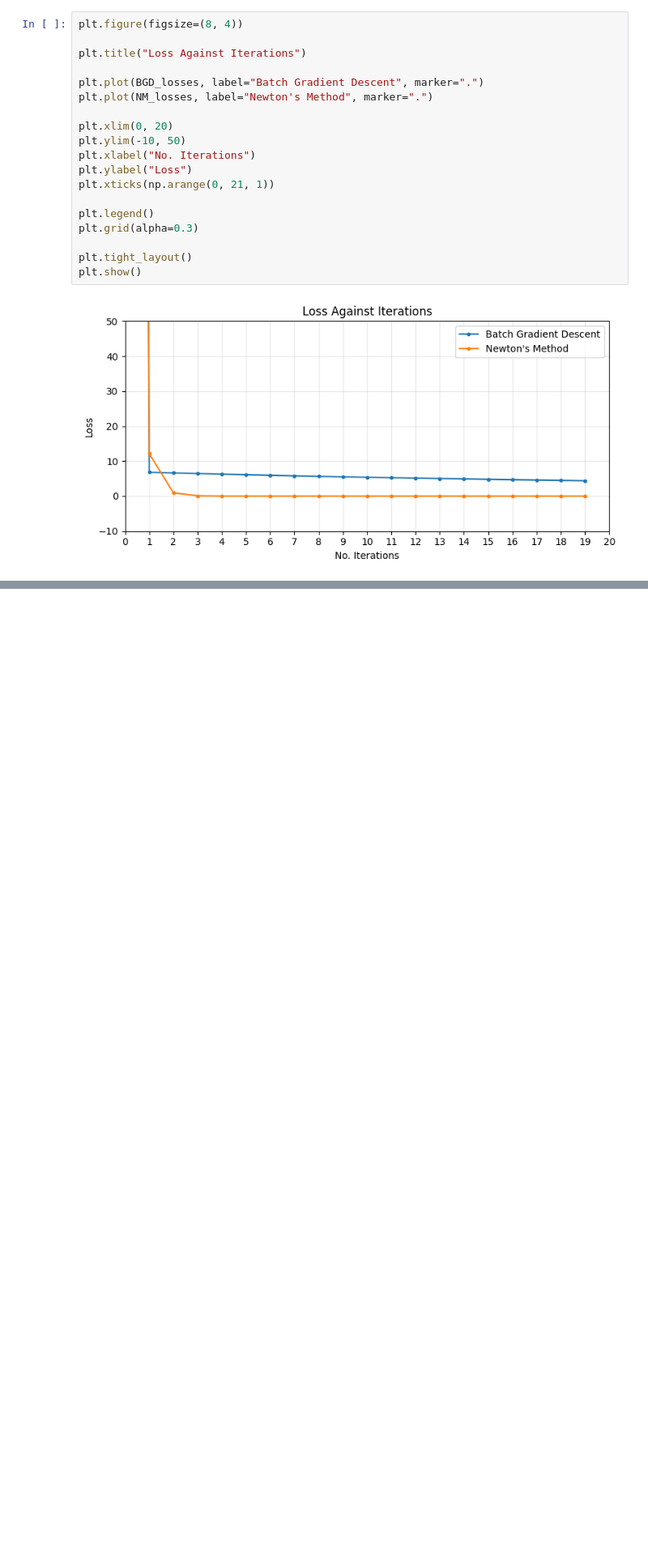
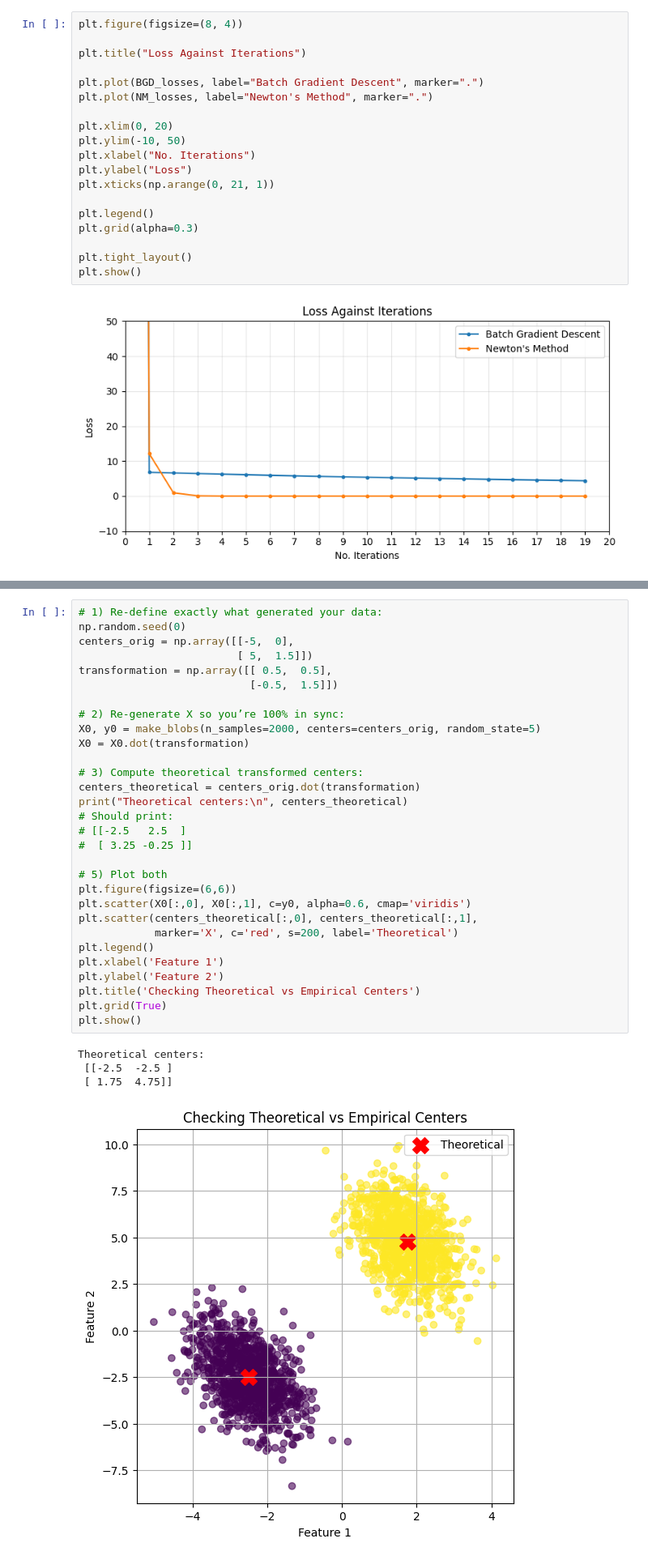
Before and after one commit to pulasthi-u/en3150-assignment02, a Jupyter notebook: A02.ipynb, the cells around one changed output, grey strips where cells are left out. Shown at 81% size. Saved outputs shown, nothing was run; the diff lists cells and outputs as text; blank space fills up the shorter version.

```diff
--- a/A02.ipynb
+++ b/A02.ipynb
@@ -248,0 +296,35 @@ N = X.shape[0]
+# %%
+# 1) Re-define exactly what generated your data:
+np.random.seed(0)
+centers_orig = np.array([[-5,  0],
+                         [ 5,  1.5]])
+transformation = np.array([[ 0.5,  0.5],
+                           [-0.5,  1.5]])
+
+# 2) Re-generate X so you’re 100% in sync:
+X0, y0 = make_blobs(n_samples=2000, centers=centers_orig, random_state=5)
+X0 = X0.dot(transformation)
+
+# 3) Compute theoretical transformed centers:
+centers_theoretical = centers_orig.dot(transformation)
+print("Theoretical centers:\n", centers_theoretical)
+# Should print:
+# [[-2.5   2.5  ]
+#  [ 3.25 -0.25 ]]
+
+# 5) Plot both
+plt.figure(figsize=(6,6))
+plt.scatter(X0[:,0], X0[:,1], c=y0, alpha=0.6, cmap='viridis')
+plt.scatter(centers_theoretical[:,0], centers_theoretical[:,1],
+            marker='X', c='red', s=200, label='Theoretical')
+plt.legend()
+plt.xlabel('Feature 1')
+plt.ylabel('Feature 2')
+plt.title('Checking Theoretical vs Empirical Centers')
+plt.grid(True)
+plt.show()
+# %% [output]
+Theoretical centers:
+ [[-2.5  -2.5 ]
+ [ 1.75  4.75]]
+[figure, added]
```
Also changed, not shown: parts of 7 cells of this notebook.
